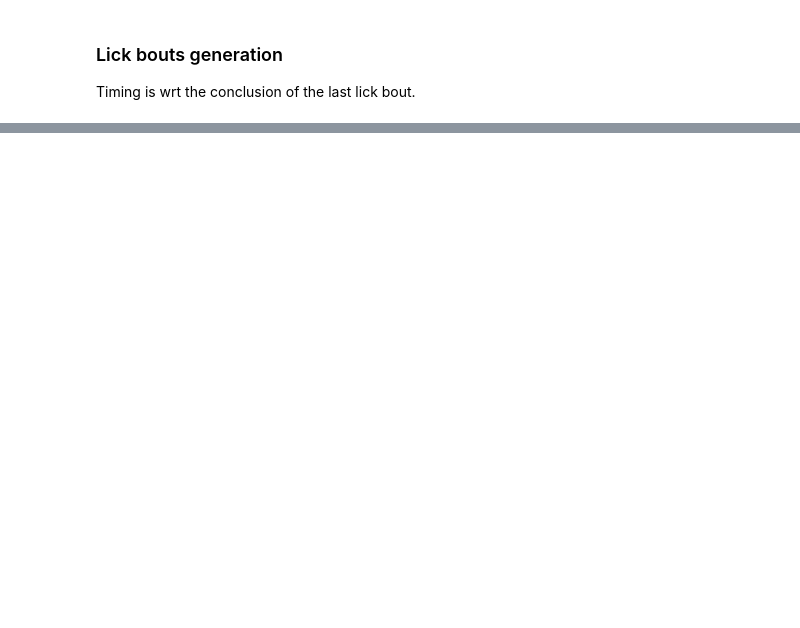
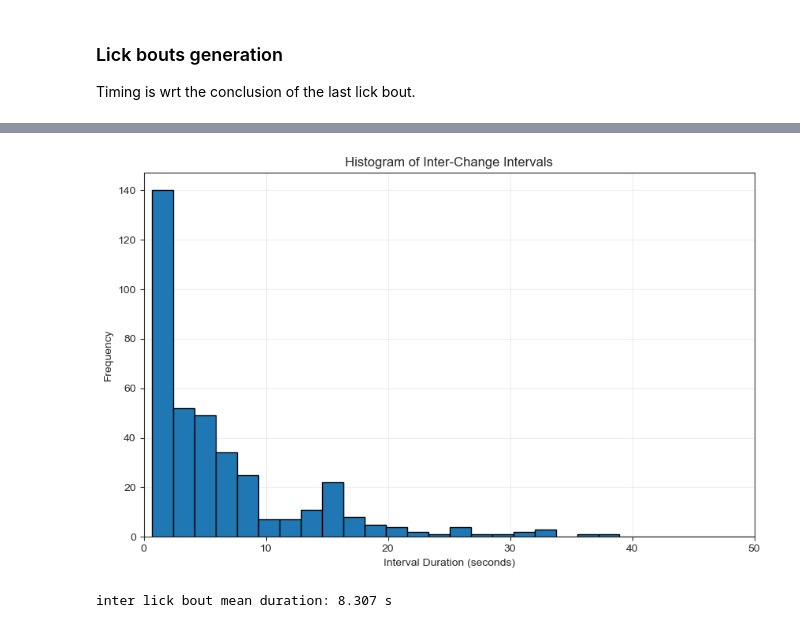
Before and after one commit to cici-xingyu-zheng/swdb_2024_strategy, a Jupyter notebook: test_local_sesion_load.ipynb, the cells around one changed output, grey strips where cells are left out. Drawn from its saved outputs; the diff is of its cells as text; code cells hidden in the pictures; blank space fills up the shorter version.

```diff
--- a/test_local_sesion_load.ipynb
+++ b/test_local_sesion_load.ipynb
@@ -621,3 +609,5 @@ plt.show()
 ### Lick bouts generation
 
 Timing is wrt the conclusion of the last lick bout.
+# %%
+ili = np.diff(behavior_session.licks['timestamps'])
@@ -623,0 +618,17 @@ Timing is wrt the conclusion of the last lick bout.
+# %%
+ili_bouts = ili[ili > .700]
+# %%
+plt.figure(figsize=(10, 6))
+plt.hist(ili_bouts, bins=200, edgecolor='black')
+plt.title('Histogram of Inter-Change Intervals')
+plt.xlabel('Interval Duration (seconds)')
+plt.ylabel('Frequency')
+plt.grid(True, alpha=0.3)
+plt.xlim([0, 50])
+plt.show()
+# %% [output]
+[figure, added]
+# %%
+print(f'inter lick bout mean duration: {ili_bouts.mean():.3f} s')
+# %% [output]
+inter lick bout mean duration: 8.307 s
```
Also changed, not shown: parts of 14 cells of this notebook, 5 other files.
